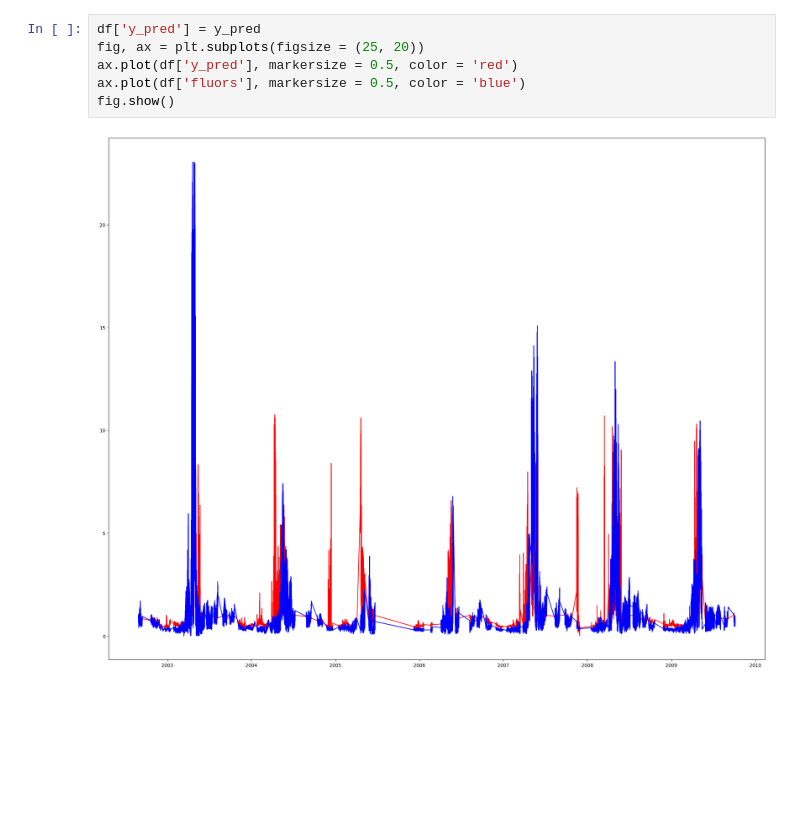
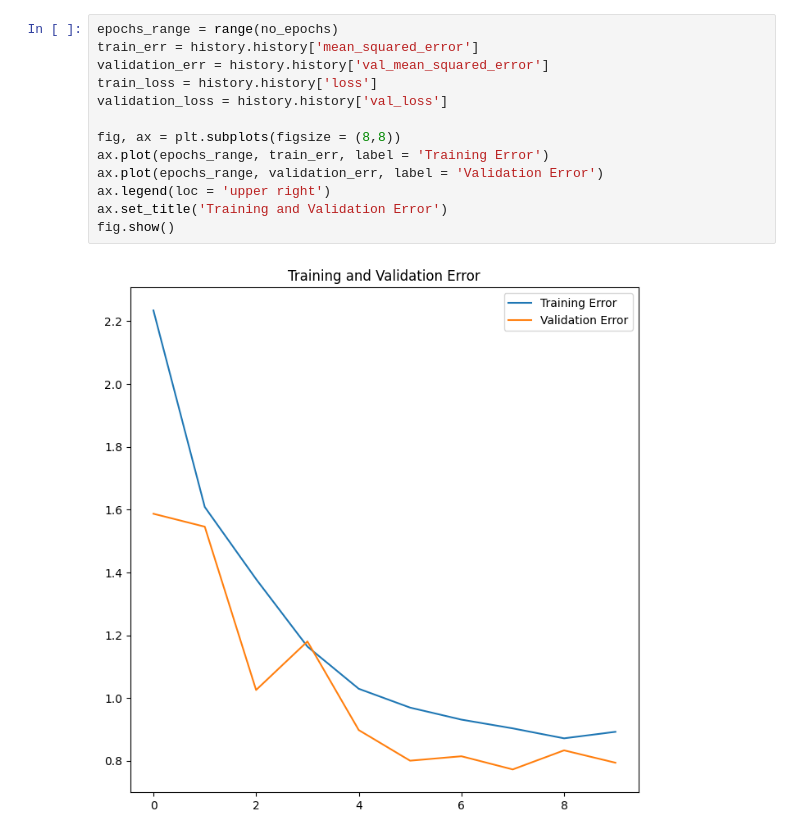
Before and after one commit to Reubenpt123/DAV, a Jupyter notebook: Neural_net.ipynb, the cells around one changed output. Cells and saved outputs as stored; diff of their text form; blank space fills up the shorter version.

```diff
--- a/Neural_net.ipynb
+++ b/Neural_net.ipynb
@@ -130,8 +160,15 @@ fig.show()
-# %%
-df['y_pred'] = y_pred
-fig, ax = plt.subplots(figsize = (25, 20))
-ax.plot(df['y_pred'], markersize = 0.5, color = 'red')
-ax.plot(df['fluors'], markersize = 0.5, color = 'blue')
-fig.show()
-# %% [output]
-[figure, removed]
+# %%
+epochs_range = range(no_epochs)
+train_err = history.history['mean_squared_error']
+validation_err = history.history['val_mean_squared_error']
+train_loss = history.history['loss']
+validation_loss = history.history['val_loss']
+
+fig, ax = plt.subplots(figsize = (8,8))
+ax.plot(epochs_range, train_err, label = 'Training Error')
+ax.plot(epochs_range, validation_err, label = 'Validation Error')
+ax.legend(loc = 'upper right')
+ax.set_title('Training and Validation Error')
+fig.show()
+# %% [output]
+[figure, added]
```
Also changed, not shown: parts of 13 cells of this notebook.
